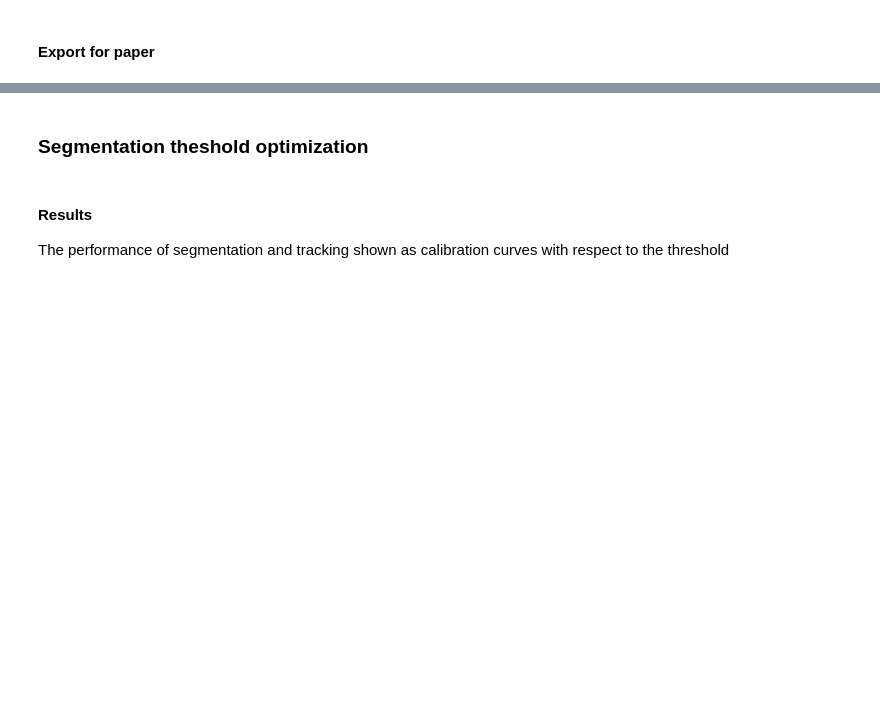
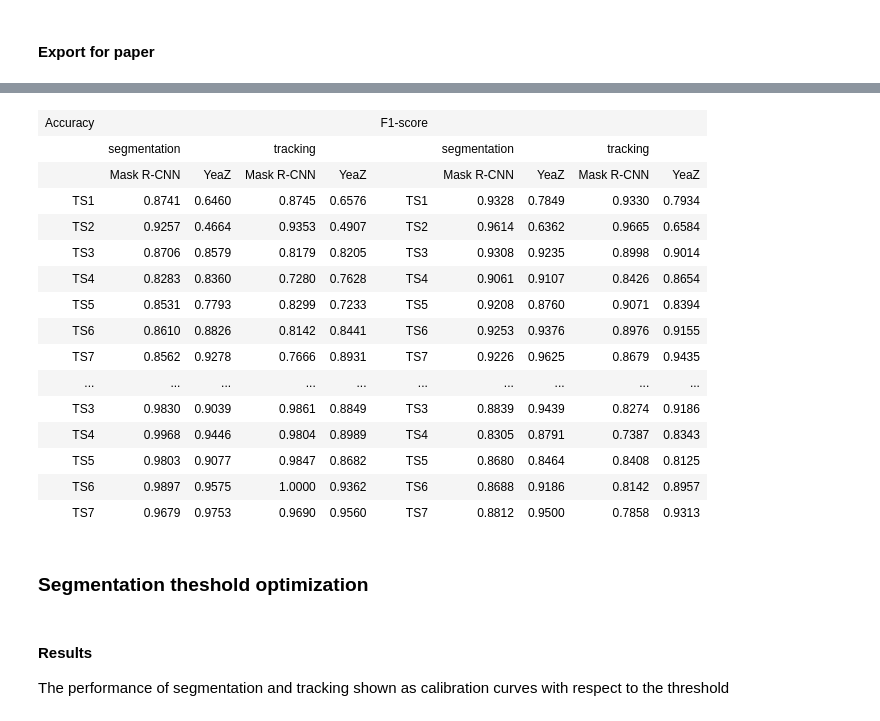
Before and after one commit to ymzayek/yeastcells-detection-maskrcnn, a Jupyter notebook: notebooks/evaluation_and_calibration.ipynb, the cells around one changed output, grey strips where cells are left out. Cells and saved outputs as stored; diff of their text form; code cells hidden in the pictures; blank space fills up the shorter version.

```diff
--- a/notebooks/evaluation_and_calibration.ipynb
+++ b/notebooks/evaluation_and_calibration.ipynb
@@ -38,30 +36,21 @@ sns.set(font="Serif", font_scale=2, style="whitegrid")
 # %%
 # Tested thresholds
-thresholds = np.arange(.8, 1, 0.005)
+thresholds = np.arange(.7, 0.99, 0.0025)
 
 # Tested hyperparameter values for tracking
 dmaxs = np.arange(2, 7, 1)
 epsilons = np.arange(0.35, 0.91, 0.05)
 
-# Selected threshold
-segmentation_threshold=0.955
-
 testset_names = [
- 'TestSet1',
- 'TestSet2',
- 'TestSet3',
- 'TestSet4',
- 'TestSet5',
- 'TestSet6',
- 'TestSet7',
-#  'TestSet8',
-#  'TestSet9',
-#  'TestSet10',
+ 'TestSet1', 'TestSet2', 'TestSet3', 'TestSet4',
+ 'TestSet5', 'TestSet6', 'TestSet7',
+#  'TestSet8', 'TestSet9', 'TestSet10'
 ]
 
+# Selected thresholds per test set
 optimal_thresholds = {
-    'TestSet1': 0.955, 'TestSet2': 0.975, 'TestSet3': 0.9, 'TestSet4': 0.9,
-    'TestSet5': 0.9, 'TestSet6': 0.9, 'TestSet7': 0.9}
+    'TestSet1': 0.9775, 'TestSet2': 0.975, 'TestSet3': 0.8, 'TestSet4': 0.8,
+    'TestSet5': 0.8, 'TestSet6': 0.9, 'TestSet7': 0.8}
 # %% [markdown]
 ## Download model and data
 # %%
@@ -183,6 +172,7 @@ except ImportError:
 if exports_for_paper:
   !pip3 install ipy_table
   from ipy_table import make_table, set_row_style, set_column_style, set_cell_style
+  from IPython.display import HTML, display
   metrics = [['Accuracy', 'F1-score'], ['Precision', 'Recall']]
 
   headers = []
@@ -249,4 +239,5 @@ if exports_for_paper:
   !zip -qq paper-results.zip 'performance-yeaz-vs-maskrcnn.xlsx'
   !zip -qq paper-results.zip 'performance-yeaz-vs-maskrcnn.html'
   !rm 'performance-yeaz-vs-maskrcnn.html' 'performance-yeaz-vs-maskrcnn.xlsx'
+  display(HTML(html))
 # %% [output]
@@ -262,3 +245,19 @@ Successfully installed ipy-table-1.15.1
+| Accuracy |  |  |  |  | F1-score |  |  |  |  |
+|  | segmentation |  | tracking |  |  | segmentation |  | tracking |  |
+|  | Mask R-CNN | YeaZ | Mask R-CNN | YeaZ |  | Mask R-CNN | YeaZ | Mask R-CNN | YeaZ |
+| TS1 | 0.8741 | 0.6460 | 0.8745 | 0.6576 | TS1 | 0.9328 | 0.7849 | 0.9330 | 0.7934 |
+| TS2 | 0.9257 | 0.4664 | 0.9353 | 0.4907 | TS2 | 0.9614 | 0.6362 | 0.9665 | 0.6584 |
+| TS3 | 0.8706 | 0.8579 | 0.8179 | 0.8205 | TS3 | 0.9308 | 0.9235 | 0.8998 | 0.9014 |
+| TS4 | 0.8283 | 0.8360 | 0.7280 | 0.7628 | TS4 | 0.9061 | 0.9107 | 0.8426 | 0.8654 |
+| TS5 | 0.8531 | 0.7793 | 0.8299 | 0.7233 | TS5 | 0.9208 | 0.8760 | 0.9071 | 0.8394 |
+| TS6 | 0.8610 | 0.8826 | 0.8142 | 0.8441 | TS6 | 0.9253 | 0.9376 | 0.8976 | 0.9155 |
+| TS7 | 0.8562 | 0.9278 | 0.7666 | 0.8931 | TS7 | 0.9226 | 0.9625 | 0.8679 | 0.9435 |
+| ... | ... | ... | ... | ... | ... | ... | ... | ... | ... |
+| TS3 | 0.9830 | 0.9039 | 0.9861 | 0.8849 | TS3 | 0.8839 | 0.9439 | 0.8274 | 0.9186 |
+| TS4 | 0.9968 | 0.9446 | 0.9804 | 0.8989 | TS4 | 0.8305 | 0.8791 | 0.7387 | 0.8343 |
+| TS5 | 0.9803 | 0.9077 | 0.9847 | 0.8682 | TS5 | 0.8680 | 0.8464 | 0.8408 | 0.8125 |
+| TS6 | 0.9897 | 0.9575 | 1.0000 | 0.9362 | TS6 | 0.8688 | 0.9186 | 0.8142 | 0.8957 |
+| TS7 | 0.9679 | 0.9753 | 0.9690 | 0.9560 | TS7 | 0.8812 | 0.9500 | 0.7858 | 0.9313 |
 # %% [markdown]
 ### Segmentation theshold optimization
 # %%
```
Also changed, not shown: parts of 10 cells of this notebook, 1 other file.
